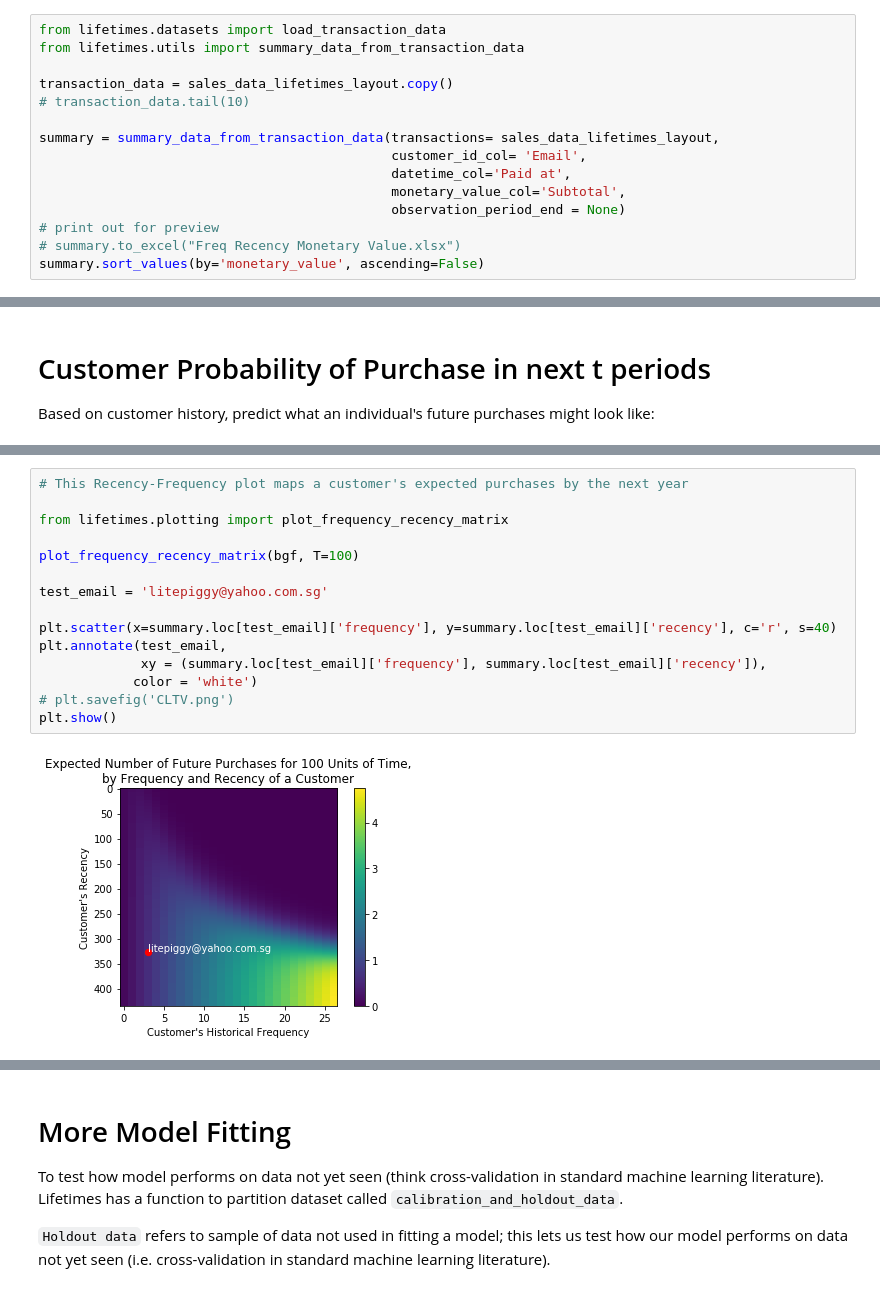
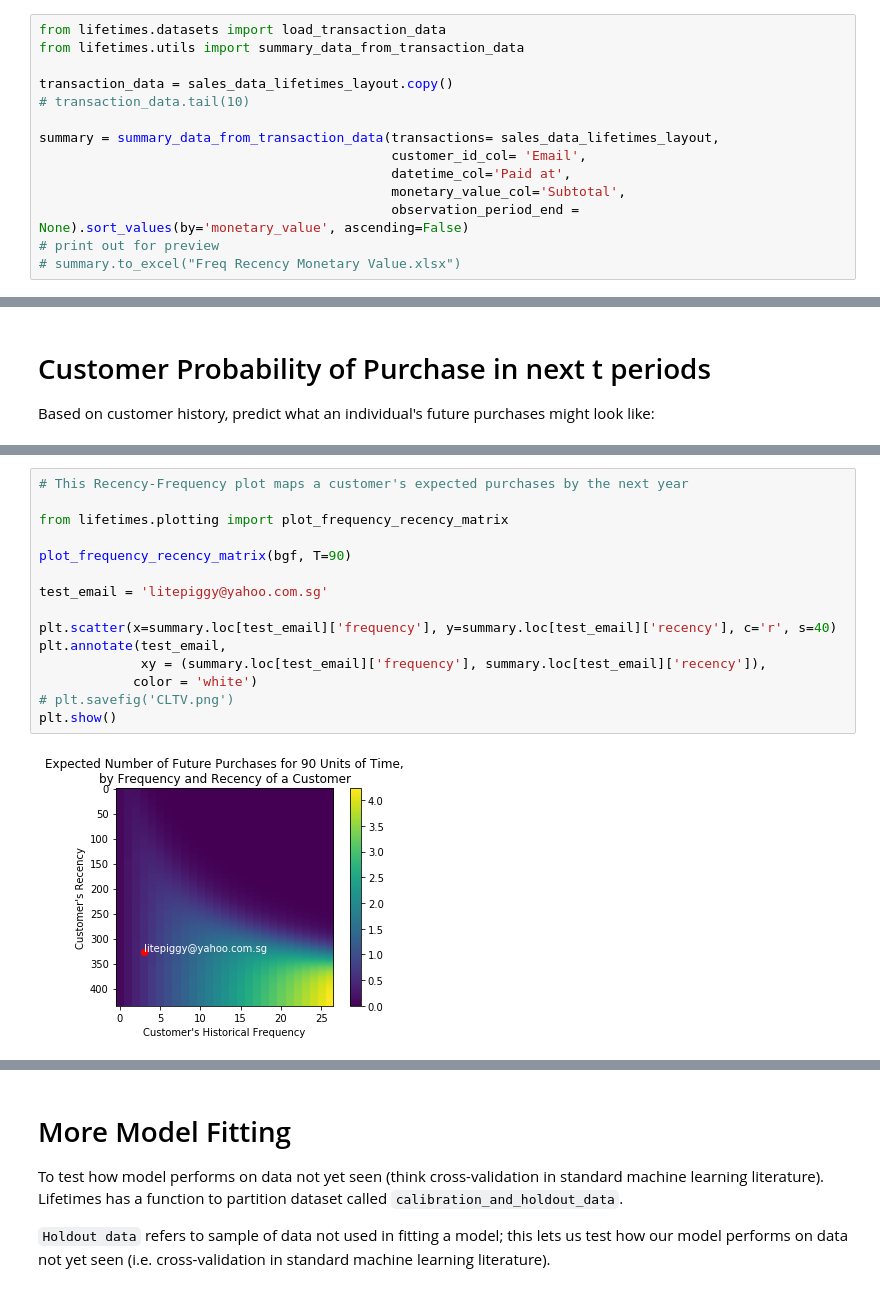
Before and after one commit to jeffl24/lifetime, a Jupyter notebook: CLTV_analysis.ipynb, the cells around one changed output, grey strips where cells are left out. Cells and saved outputs as stored; diff of their text form.

```diff
--- a/CLTV_analysis.ipynb
+++ b/CLTV_analysis.ipynb
@@ -85,7 +54,6 @@ summary = summary_data_from_transaction_data(transactions= sales_data_lifetimes_
                                              customer_id_col= 'Email',
                                              datetime_col='Paid at',
                                              monetary_value_col='Subtotal',
-                                             observation_period_end = None)
+                                             observation_period_end = None).sort_values(by='monetary_value', ascending=False)
 # print out for preview
 # summary.to_excel("Freq Recency Monetary Value.xlsx")
-summary.sort_values(by='monetary_value', ascending=False)
@@ -196,20 +134,20 @@ Name: juhinggeklynn@gmail.com, dtype: float64
 # %%
 # This Recency-Frequency plot maps a customer's expected purchases by the next year
 
 from lifetimes.plotting import plot_frequency_recency_matrix
 
-plot_frequency_recency_matrix(bgf, T=100)
+plot_frequency_recency_matrix(bgf, T=90)
 
 test_email = 'litepiggy@yahoo.com.sg'
 
 plt.scatter(x=summary.loc[test_email]['frequency'], y=summary.loc[test_email]['recency'], c='r', s=40)
 plt.annotate(test_email,
              xy = (summary.loc[test_email]['frequency'], summary.loc[test_email]['recency']),
             color = 'white')
 # plt.savefig('CLTV.png')
 plt.show()
 # %% [output]
-[figure, old version]
+[figure, new version]
 # %%
 # This maps the probability that they're alive given his or her frequency/recency.
 
```
Also changed, not shown: parts of 21 cells of this notebook, 7 other files.
